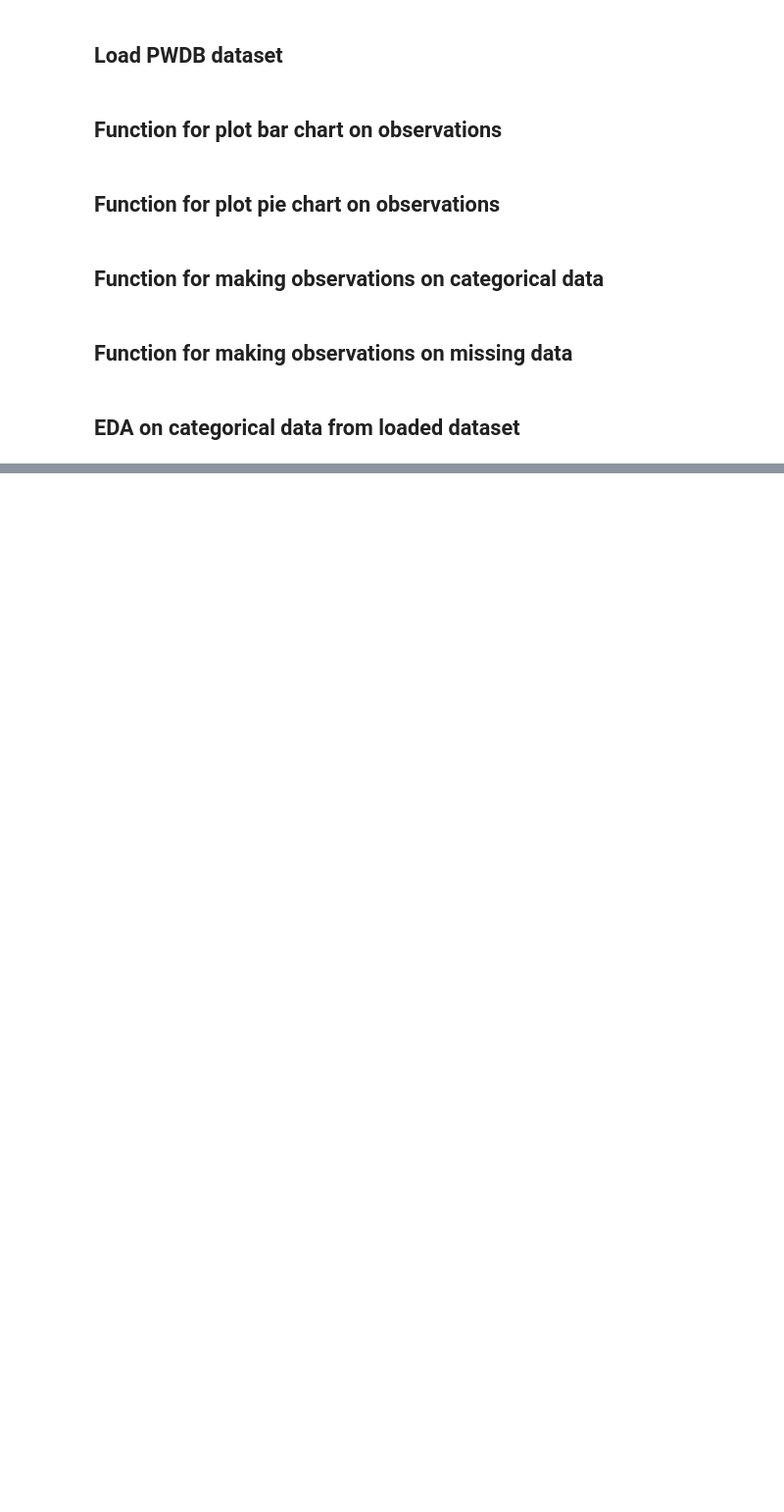
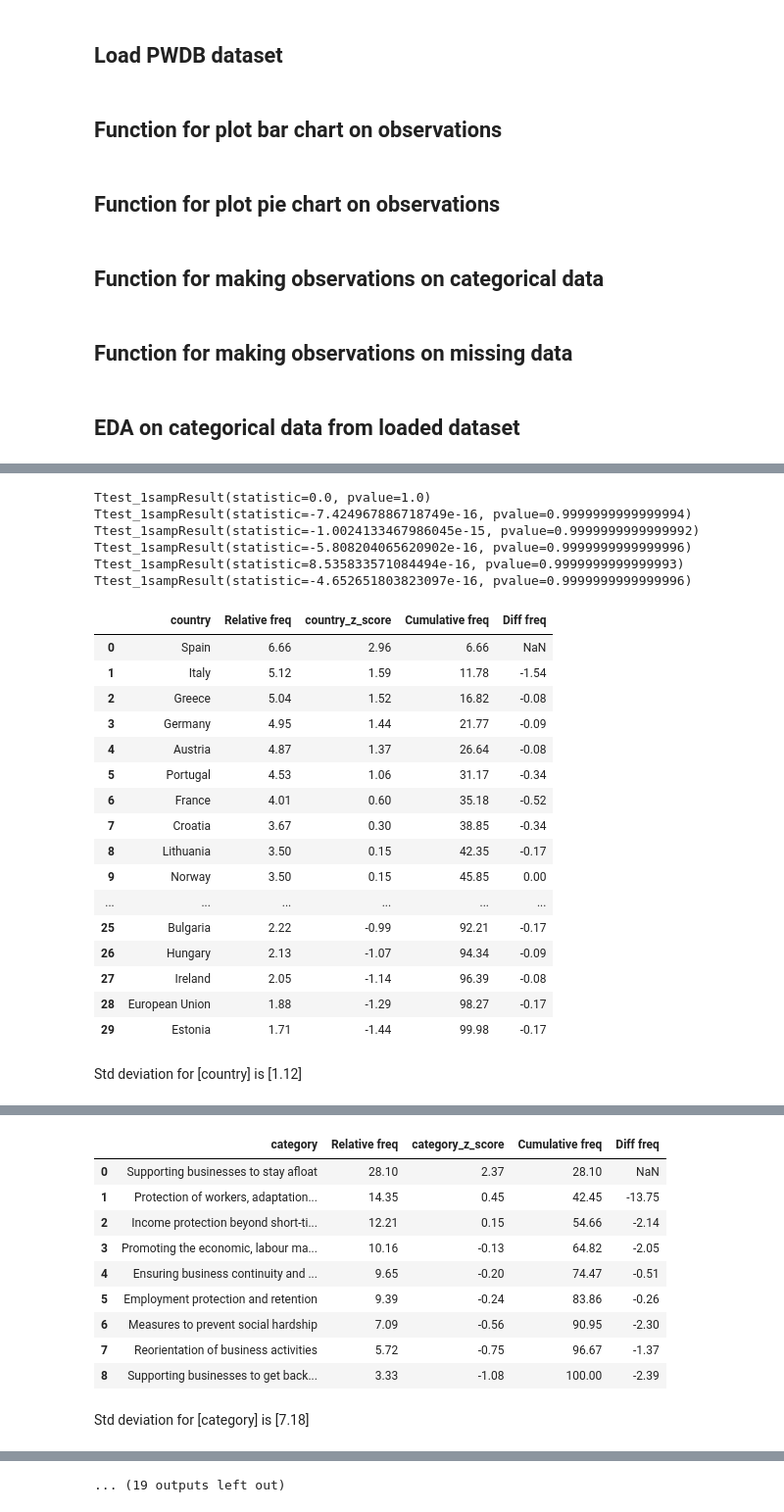
Before and after one commit to meaningfy-ws/sem-covid, a Jupyter notebook: notebooks/pwdb/eda_categorical_pwdb.ipynb, the cells around one changed output, grey strips where cells are left out. Shown at 98% size. Cells and saved outputs as stored; diff of their text form; code cells hidden in the pictures; blank space fills up the shorter version.

```diff
--- a/notebooks/pwdb/eda_categorical_pwdb.ipynb
+++ b/notebooks/pwdb/eda_categorical_pwdb.ipynb
@@ -154 +172,41 @@ fast_categorical_analyze(df,"PWDB Dataset")
 ... (8 outputs left out)
+# %%
+for key in eda_result.keys():
+    data = eda_result[key]
+    column_name = data.columns[1]
+    zscore_column = data.columns[0]+'_z_score'
+    cumulative_freq = 'Cumulative freq'
+    diff_freq = 'Diff freq'
+    data[zscore_column] = round((data[column_name]-data[column_name].mean())/data[column_name].std(),2)
+    data[cumulative_freq] = data[column_name].cumsum()
+    data[diff_freq] = data[column_name].diff()
+    display(data)
+    display(Markdown(f"Std deviation for [{key}] is [{round(data[column_name].std(),2)}]"))
+    px.bar(data,x=data.columns[2],y=data.columns[0]).show()
+    px.bar(data,x=data.columns[0],y=data.columns[3]).show()
+    px.bar(data,x=data.columns[0],y=data.columns[4]).show()
+# %% [output]
+Ttest_1sampResult(statistic=0.0, pvalue=1.0)
+Ttest_1sampResult(statistic=-7.424967886718749e-16, pvalue=0.9999999999999994)
+Ttest_1sampResult(statistic=-1.0024133467986045e-15, pvalue=0.9999999999999992)
+Ttest_1sampResult(statistic=-5.808204065620902e-16, pvalue=0.9999999999999996)
+Ttest_1sampResult(statistic=8.535833571084494e-16, pvalue=0.9999999999999993)
+Ttest_1sampResult(statistic=-4.652651803823097e-16, pvalue=0.9999999999999996)
+|  | country | Relative freq | country_z_score | Cumulative freq | Diff freq |
+| 0 | Spain | 6.66 | 2.96 | 6.66 | NaN |
+| 1 | Italy | 5.12 | 1.59 | 11.78 | -1.54 |
+| 2 | Greece | 5.04 | 1.52 | 16.82 | -0.08 |
+| 3 | Germany | 4.95 | 1.44 | 21.77 | -0.09 |
+| 4 | Austria | 4.87 | 1.37 | 26.64 | -0.08 |
+| 5 | Portugal | 4.53 | 1.06 | 31.17 | -0.34 |
+| 6 | France | 4.01 | 0.60 | 35.18 | -0.52 |
+| 7 | Croatia | 3.67 | 0.30 | 38.85 | -0.34 |
+| 8 | Lithuania | 3.50 | 0.15 | 42.35 | -0.17 |
+| 9 | Norway | 3.50 | 0.15 | 45.85 | 0.00 |
+| ... | ... | ... | ... | ... | ... |
+| 25 | Bulgaria | 2.22 | -0.99 | 92.21 | -0.17 |
+| 26 | Hungary | 2.13 | -1.07 | 94.34 | -0.09 |
+| 27 | Ireland | 2.05 | -1.14 | 96.39 | -0.08 |
+| 28 | European Union | 1.88 | -1.29 | 98.27 | -0.17 |
+| 29 | Estonia | 1.71 | -1.44 | 99.98 | -0.17 |
+Std deviation for [country] is [1.12]
@@ -154,0 +216,11 @@ fast_categorical_analyze(df,"PWDB Dataset")
+|  | category | Relative freq | category_z_score | Cumulative freq | Diff freq |
+| 0 | Supporting businesses to stay afloat | 28.10 | 2.37 | 28.10 | NaN |
+| 1 | Protection of workers, adaptation... | 14.35 | 0.45 | 42.45 | -13.75 |
+| 2 | Income protection beyond short-ti... | 12.21 | 0.15 | 54.66 | -2.14 |
+| 3 | Promoting the economic, labour ma... | 10.16 | -0.13 | 64.82 | -2.05 |
+| 4 | Ensuring business continuity and ... | 9.65 | -0.20 | 74.47 | -0.51 |
+| 5 | Employment protection and retention | 9.39 | -0.24 | 83.86 | -0.26 |
+| 6 | Measures to prevent social hardship | 7.09 | -0.56 | 90.95 | -2.30 |
+| 7 | Reorientation of business activities | 5.72 | -0.75 | 96.67 | -1.37 |
+| 8 | Supporting businesses to get back... | 3.33 | -1.08 | 100.00 | -2.39 |
+Std deviation for [category] is [7.18]
@@ -154,0 +247 @@ fast_categorical_analyze(df,"PWDB Dataset")
+... (19 outputs left out)
```
Also changed, not shown: parts of 7 cells of this notebook.
